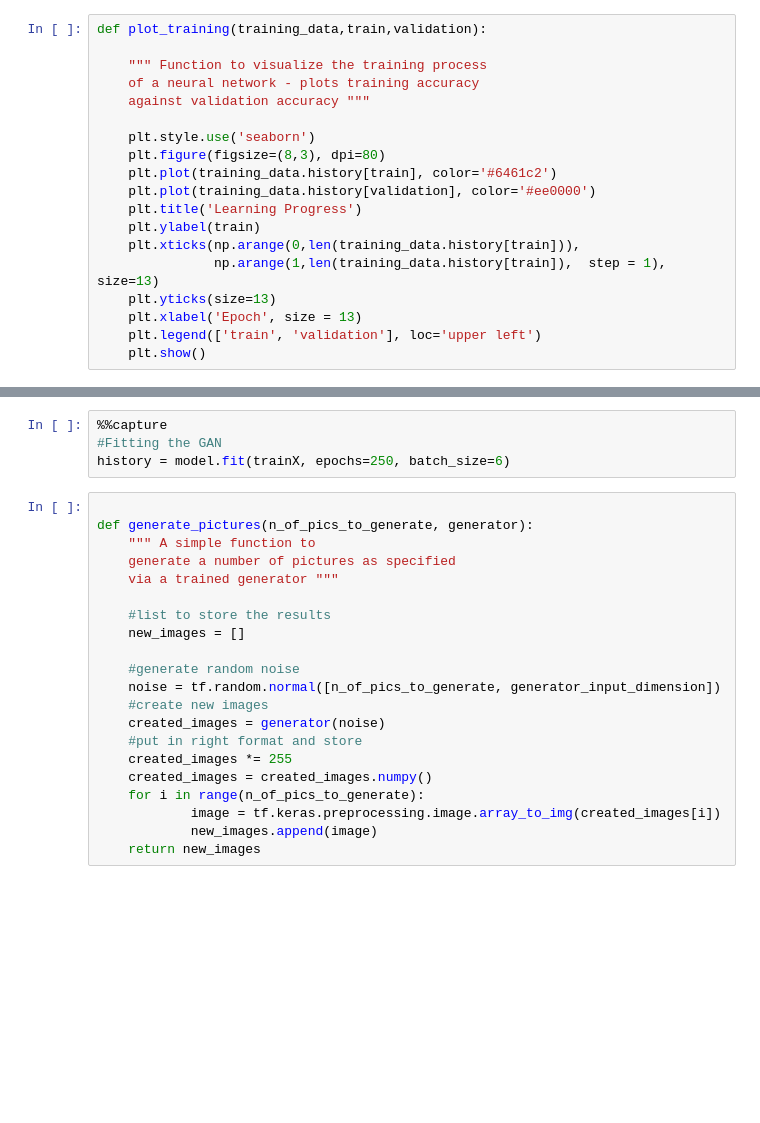
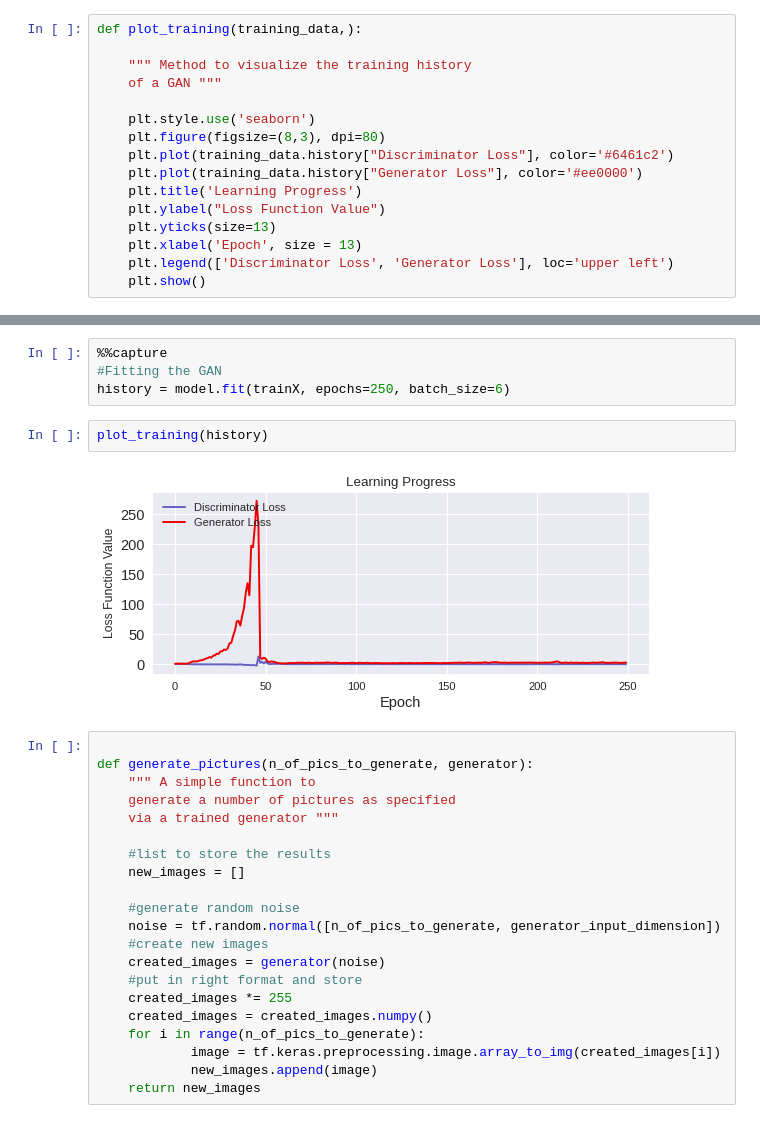
Before and after one commit to dario-x/MoodVisualizer, a Jupyter notebook: main.ipynb, the cells around one changed output, grey strips where cells are left out. Drawn from its saved outputs; the diff is of its cells as text; blank space fills up the shorter version.

```diff
--- a/main.ipynb
+++ b/main.ipynb
@@ -229,23 +229,20 @@ def plot_examples(num_examples, dataset):
 # %% [markdown]
 ### 0.2.3. Functions for Visualization & Evaluation of Results
 # %%
-def plot_training(training_data,train,validation):
+def plot_training(training_data,):
 
-    """ Function to visualize the training process
-    of a neural network - plots training accuracy
-    against validation accuracy """
+    """ Method to visualize the training history
+    of a GAN """
 
     plt.style.use('seaborn')
     plt.figure(figsize=(8,3), dpi=80)
-    plt.plot(training_data.history[train], color='#6461c2')
-    plt.plot(training_data.history[validation], color='#ee0000')
+    plt.plot(training_data.history["Discriminator Loss"], color='#6461c2')
+    plt.plot(training_data.history["Generator Loss"], color='#ee0000')
     plt.title('Learning Progress')
-    plt.ylabel(train)
-    plt.xticks(np.arange(0,len(training_data.history[train])),
-               np.arange(1,len(training_data.history[train]),  step = 1),  size=13)
+    plt.ylabel("Loss Function Value")
     plt.yticks(size=13)
     plt.xlabel('Epoch', size = 13)
-    plt.legend(['train', 'validation'], loc='upper left')
+    plt.legend(['Discriminator Loss', 'Generator Loss'], loc='upper left')
     plt.show()
 # %% [markdown]
 # Step 1: Sentiment Analysis & Data Loading
@@ -522,6 +521,10 @@ model.compile(discriminator_optm=tf.keras.optimizers.Adamax(1.5e-4,0.5),
 %%capture
 #Fitting the GAN
 history = model.fit(trainX, epochs=250, batch_size=6)
+# %%
+plot_training(history)
+# %% [output]
+[figure, added]
 # %%
 
 def generate_pictures(n_of_pics_to_generate, generator):
```
Also changed, not shown: parts of 9 cells of this notebook.
